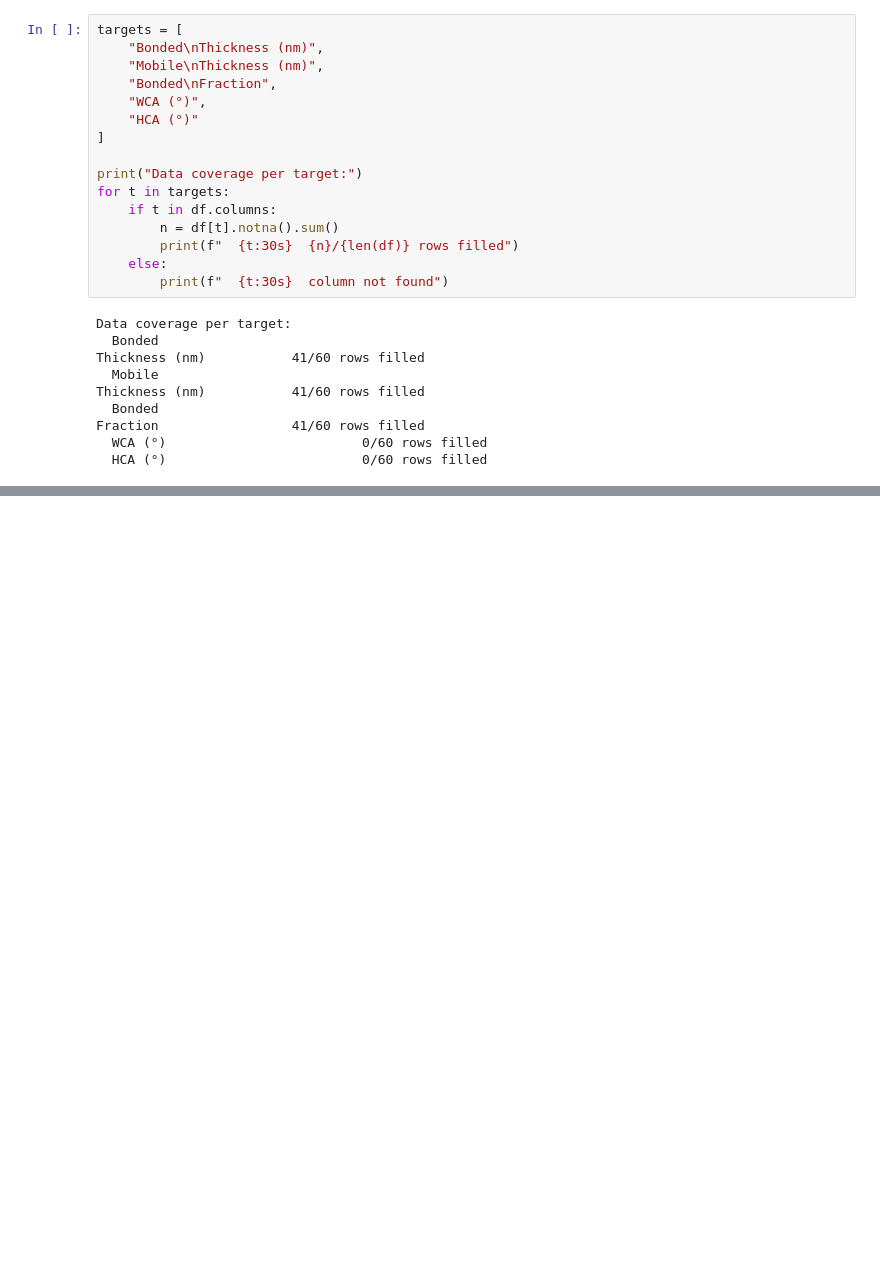
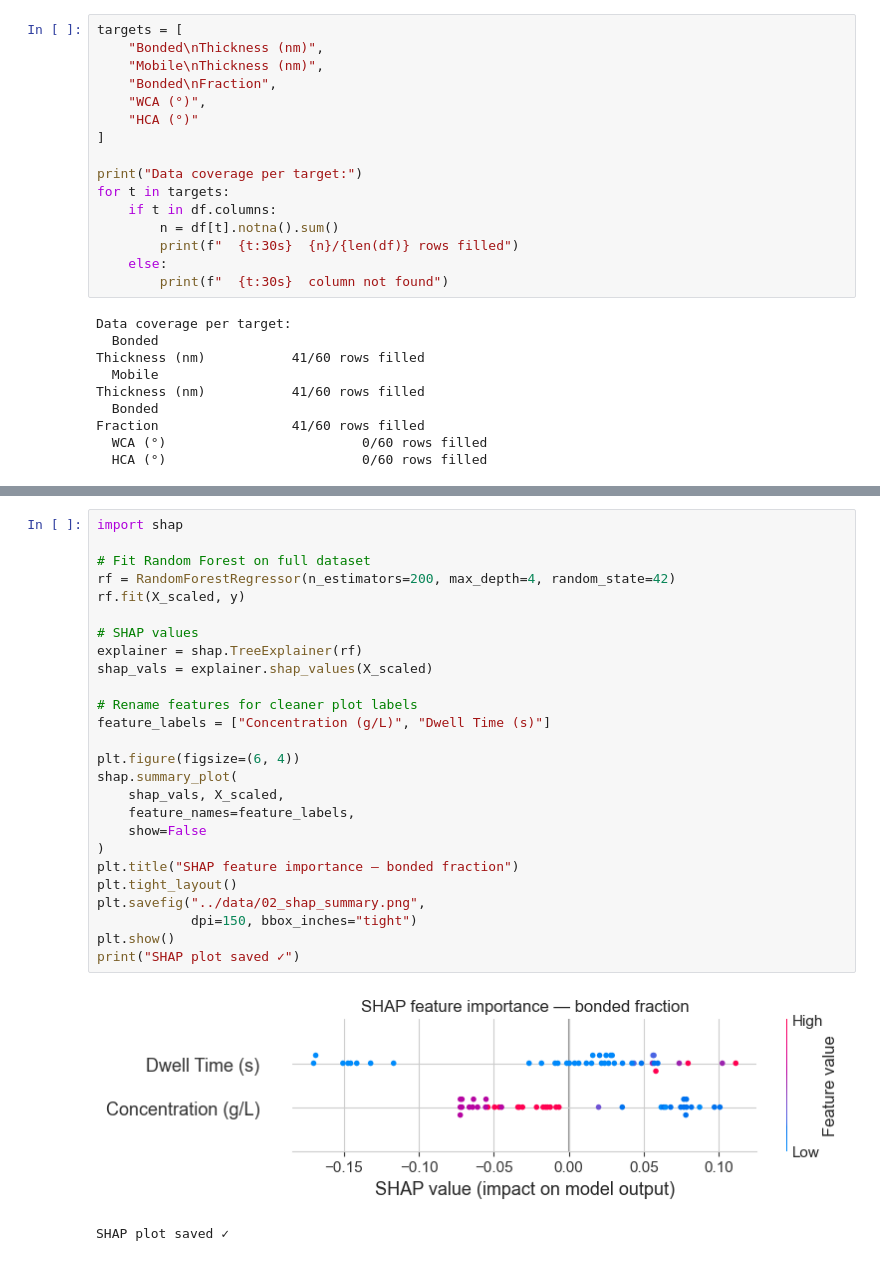
Before and after one commit to Abdulmaleekkona/aim3-ml-preliminary, a Jupyter notebook: notebooks/01_hfiloh_bonded_fraction_demo.ipynb, the cells around one changed output, grey strips where cells are left out. Cells and saved outputs as stored; diff of their text form; blank space fills up the shorter version.

```diff
--- a/notebooks/01_hfiloh_bonded_fraction_demo.ipynb
+++ b/notebooks/01_hfiloh_bonded_fraction_demo.ipynb
@@ -66,0 +200,29 @@ Fraction                 41/60 rows filled
+# %%
+import shap
+
+# Fit Random Forest on full dataset
+rf = RandomForestRegressor(n_estimators=200, max_depth=4, random_state=42)
+rf.fit(X_scaled, y)
+
+# SHAP values
+explainer = shap.TreeExplainer(rf)
+shap_vals = explainer.shap_values(X_scaled)
+
+# Rename features for cleaner plot labels
+feature_labels = ["Concentration (g/L)", "Dwell Time (s)"]
+
+plt.figure(figsize=(6, 4))
+shap.summary_plot(
+    shap_vals, X_scaled,
+    feature_names=feature_labels,
+    show=False
+)
+plt.title("SHAP feature importance — bonded fraction")
+plt.tight_layout()
+plt.savefig("../data/02_shap_summary.png",
+            dpi=150, bbox_inches="tight")
+plt.show()
+print("SHAP plot saved ✓")
+# %% [output]
+[figure, added]
+SHAP plot saved ✓
```
Also changed, not shown: parts of 7 cells of this notebook, 4 other files.
